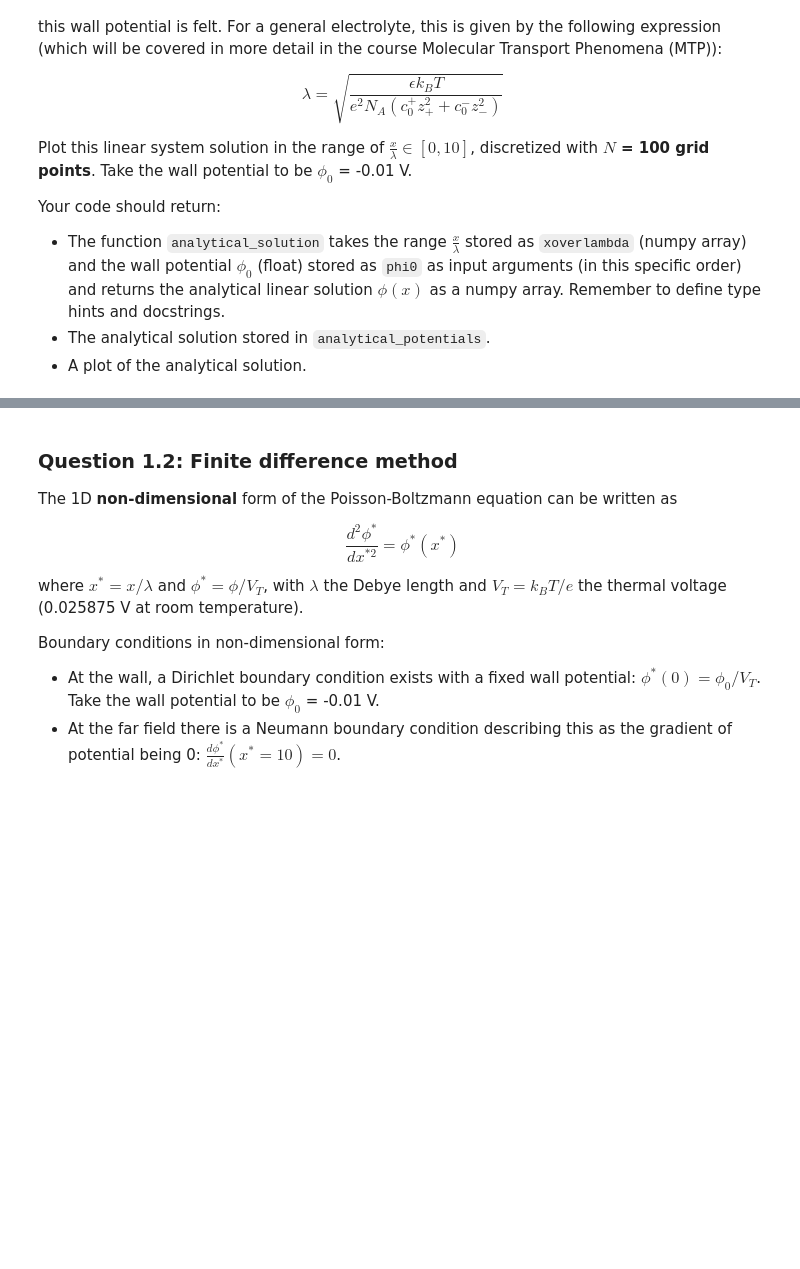
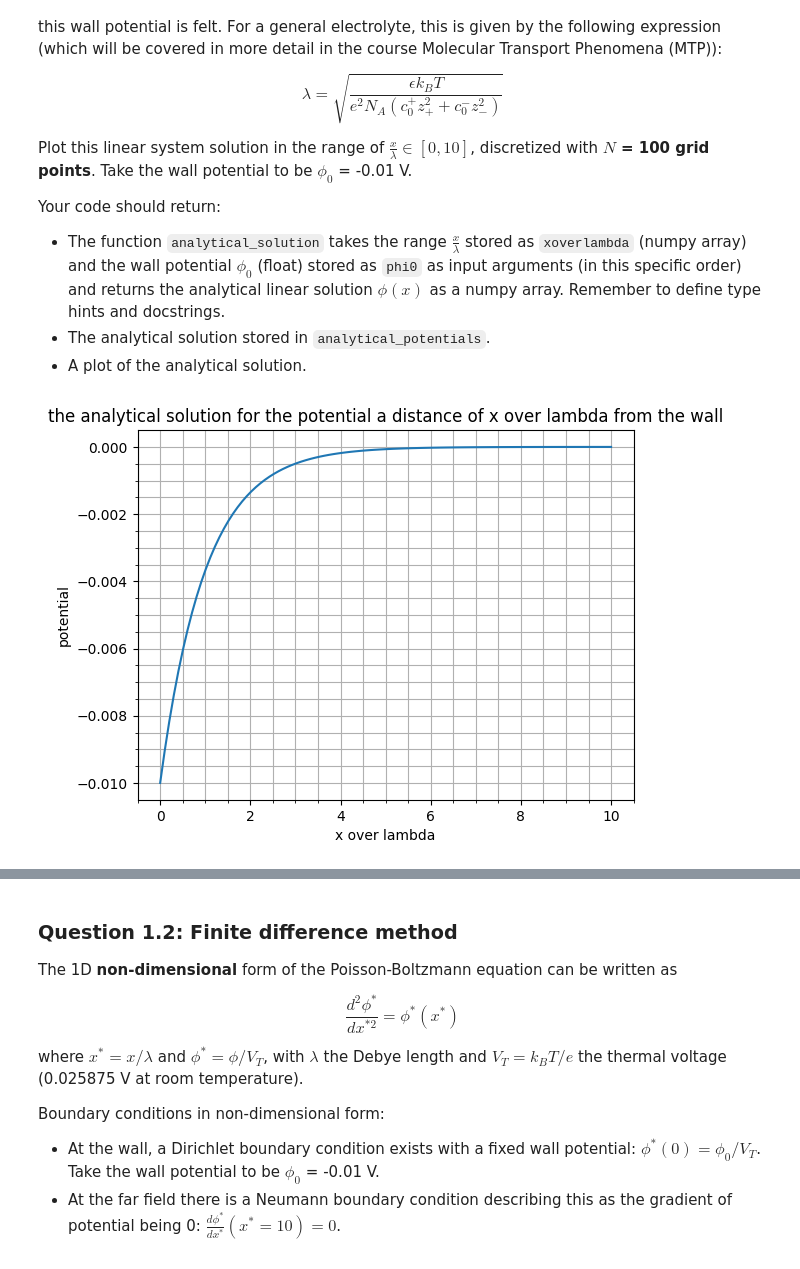
Before and after one commit to Xikiee/computational_practicum, a Jupyter notebook: redoing_assignments/Assignment_Q1_L6.ipynb, the cells around one changed output, grey strips where cells are left out. Drawn from its saved outputs; the diff is of its cells as text; code cells hidden in the pictures; blank space fills up the shorter version.

```diff
--- a/redoing_assignments/Assignment_Q1_L6.ipynb
+++ b/redoing_assignments/Assignment_Q1_L6.ipynb
@@ -169,13 +175,35 @@ Your code should return:
 - A plot of the analytical solution.
 # %%
 # Define analytical solution function
-...
+def analytical_solution(xoverlambda:np.ndarray,phi0:float)->np.ndarray:
+    """Analytical solution of the linearized Poisson-Boltzmann equation:
 
-phi0 = ...
-xoverlambda = ...
-analytical_potentials = ...
+    Input:
+    xoverlambda     : np.ndarray
+
+    phi0            : float
+        the potential at the wall
+
+    Return:
+    phi             : float
+        the potential a distance of x from the wall"""
+
+    phi = phi0 * np.exp(-xoverlambda)
+    return phi
+
+N= 100
+phi0 = -0.01
+xoverlambda = np.linspace(0,10,100)
+analytical_potentials = analytical_solution(xoverlambda,phi0)
 
 # Plot results
-...
+plt.plot(xoverlambda,analytical_potentials,label ='analytical solutions')
+plt.title('the analytical solution for the potential a distance of x over lambda from the wall')
+plt.xlabel('x over lambda')
+plt.ylabel('potential')
+plt.minorticks_on()
+plt.grid(which='both')
+# %% [output]
+[figure, added]
 # %%
 grader.check("q1_1_1")
```
Also changed, not shown: parts of 6 cells of this notebook, 2 other files.
